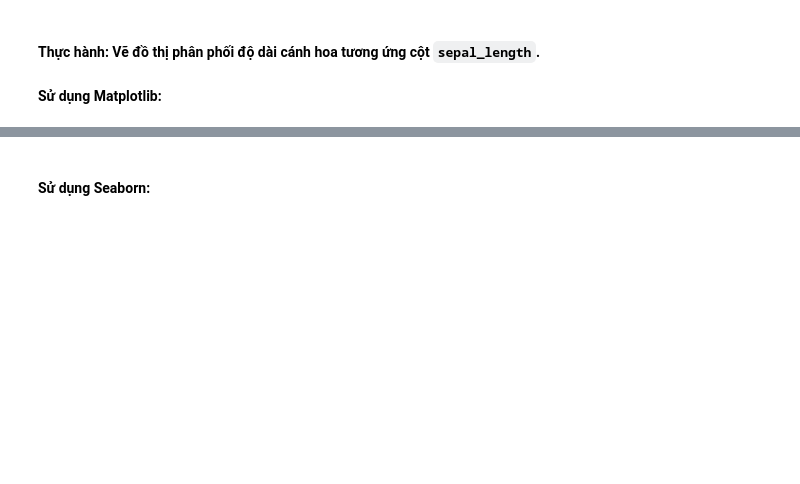
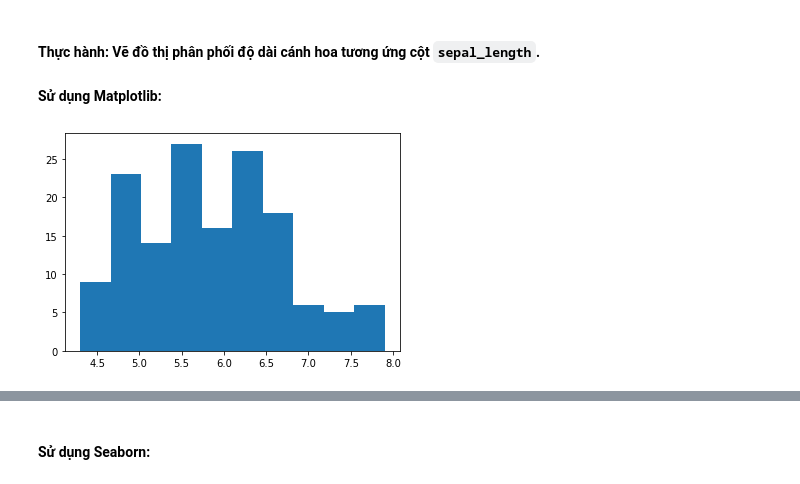
Before and after one commit to honghanhh/mci_python_33a8_l1, a Jupyter notebook: Live Slides/Live Lecture 7/duongltt_Live_Lecture_07.ipynb, the cells around one changed output, grey strips where cells are left out. Cells and saved outputs as stored; diff of their text form; code cells hidden in the pictures; blank space fills up the shorter version.

```diff
--- a/Live Slides/Live Lecture 7/duongltt_Live_Lecture_07.ipynb
+++ b/Live Slides/Live Lecture 7/duongltt_Live_Lecture_07.ipynb
@@ -228,0 +234,3 @@ ax[1].set(xlabel='X_label', ylabel='Y_label', title='Cos plot')
+# %%
+iris= sns.load_dataset('iris') #tập dữ liệu cơ bản khi bắt đầu học về machine learning tương ứng vs 4 features
+iris.head(5)
@@ -230,3 +245,12 @@ ax[1].set(xlabel='X_label', ylabel='Y_label', title='Cos plot')
 #### **Thực hành**: Vẽ đồ thị phân phối độ dài cánh hoa tương ứng cột `sepal_length`.
 
 #### **Sử dụng Matplotlib**:
+# %%
+#tận dụng hàm, truyền cột mà muốn vẽ phân bố lên
+#có 2 cách biểu diễn gọi 1 cột or series trong 1 DF, tên cột mà được viết liền thì chọn 1 trong hai cách, nếu
+#tên viết cách (có dấu cách ) thì thường là ['']
+plt.hist(iris['sepal_length'], bins=10) # bins là các cột tính bằng cách lấy min, max của cột dữ liệu đó sau lấy trung bình.
+#xlabel, y label, title homework
+plt.show()
+# %% [output]
+[figure, added]
```
Also changed, not shown: parts of 38 cells of this notebook, 1 other file.
